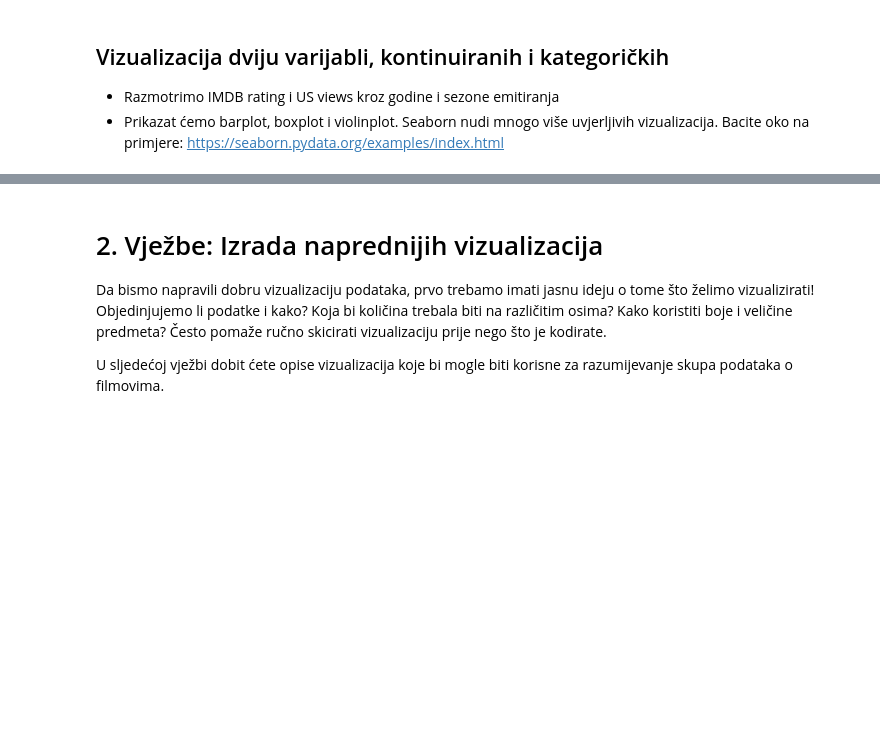
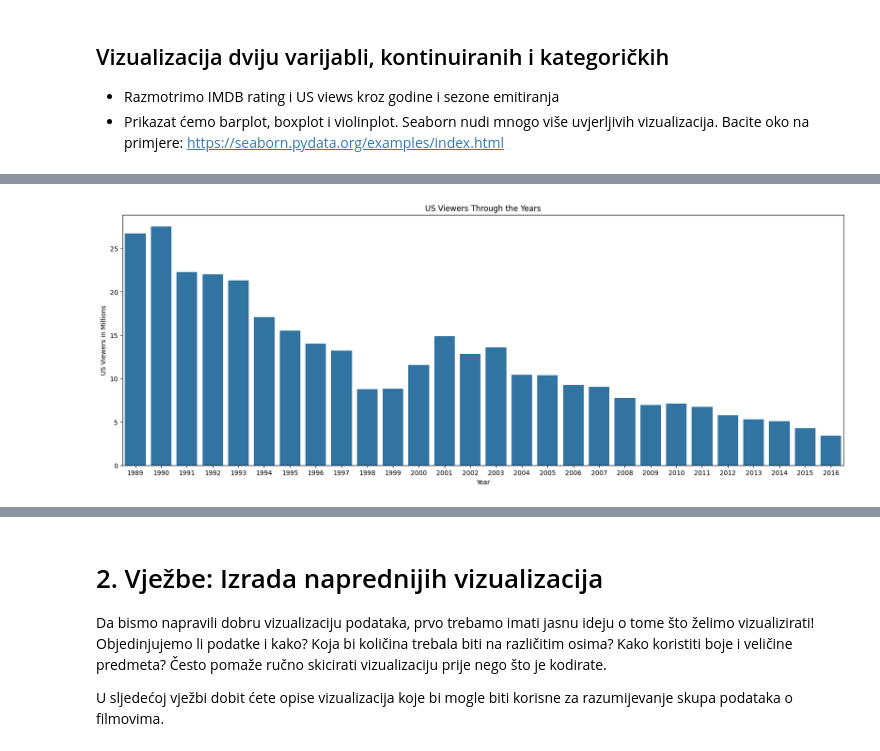
Before and after one commit to zobo24/Data_science_labs, a Jupyter notebook: lab_5/lab5.ipynb, the cells around one changed output, grey strips where cells are left out. Drawn from its saved outputs; the diff is of its cells as text; code cells hidden in the pictures; blank space fills up the shorter version.

```diff
--- a/lab_5/lab5.ipynb
+++ b/lab_5/lab5.ipynb
@@ -80,0 +134,10 @@ plt.figure(figsize=(20, 7))
+# %%
+#Barplot US gledatelja kroz godine
+plt.figure(figsize=(20, 7))
+sns.barplot(x='datetime_year', y='us_viewers_in_millions', data=episodes, errorbar=None)
+plt.title('US Viewers Through the Years')
+plt.xlabel('Year')
+plt.ylabel('US Viewers in Millions')
+plt.show()
+# %% [output]
+[figure, added]
```
Also changed, not shown: parts of 12 cells of this notebook.
